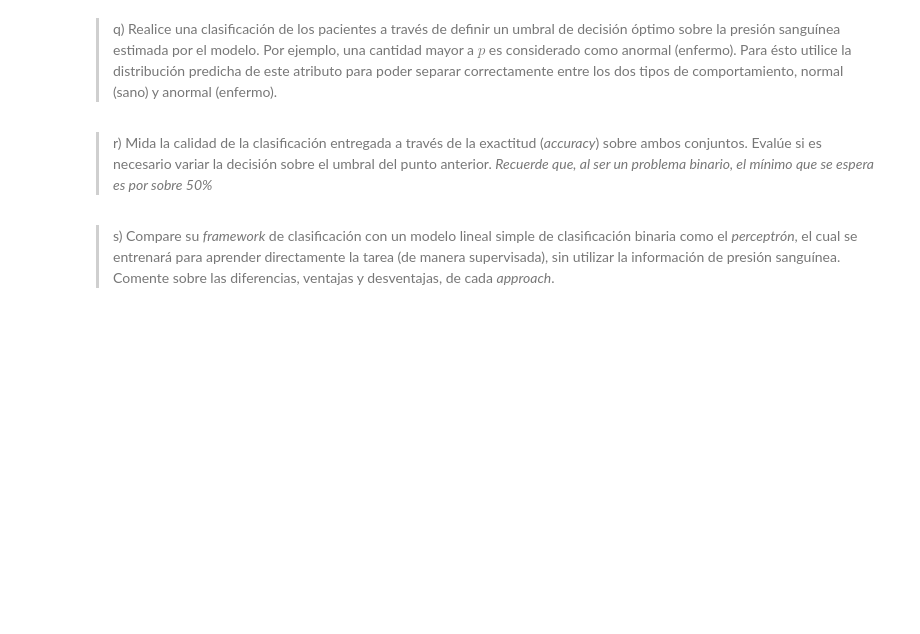
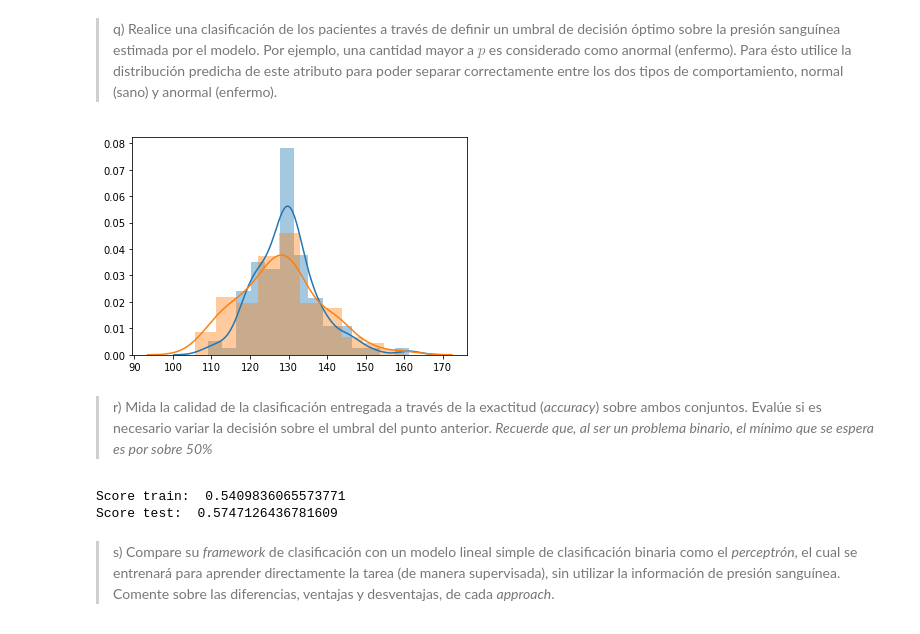
Before and after one commit to Pellizzari/Tarea1-INF393-II-2019, a Jupyter notebook: Solucion.ipynb, the cells around one changed output. Drawn from its saved outputs; the diff is of its cells as text; code cells hidden in the pictures; blank space fills up the shorter version.

```diff
--- a/Solucion.ipynb
+++ b/Solucion.ipynb
@@ -676,9 +676,8 @@ Con toda la información obtenida de la experimentación previa, deberá hacer l
 > p) Entrene un modelo de regresión lineal, el mejor explorado en la experimentación previa, para predecir la presión sanguínea de los pacientes sanos, así obtener un modelo que estima cuál debiera ser el nivel sanguíneo en base al resto de información del paciente.
 # %%
 mask_norm = class_label_train == 0
-model = #choose yor model..
+model = LinearRegression(fit_intercept=True, n_jobs=1)
 model.fit(Xstd_train[mask_norm], reg_label_train[mask_norm])
-...
 blood_p_tr = model.predict(Xstd_train)
 blood_p_te = model.predict(Xstd_test)
 # %% [markdown]
@@ -686,24 +685,30 @@ blood_p_te = model.predict(Xstd_test)
 # %%
 import seaborn as sns
 sns.distplot(blood_p_tr[mask_norm], label="normal behavior")
 sns.distplot(blood_p_tr[~mask_norm], label="ill person behavior")
 plt.show()
 def predict_umbr(data, umbral_up, umbral_low):
     preds = []
     for value in data:
         if value > umbral_up or value < umbral_low:
             preds.append(1) #presencia
         else:
             preds.append(0)
     return np.asarray(preds)
-pred_train = predict_umbr(blood_p_tr, p_up, p_low)
-pred_test = predict_umbr(blood_p_te, p_up, p_low)
+from scipy.stats import iqr
+pred_train_reg = predict_umbr(blood_p_tr, np.percentile(blood_p_tr, 75)+2*iqr(blood_p_tr), np.percentile(blood_p_tr, 25)-2*iqr(blood_p_tr))
+pred_test_reg = predict_umbr(blood_p_te,np.percentile(blood_p_te, 75)+2*iqr(blood_p_tr), np.percentile(blood_p_te, 25)-2*iqr(blood_p_tr))
+# %% [output]
+[figure, added]
 # %% [markdown]
 > r) Mida la calidad de la clasificación entregada a través de la exactitud (*accuracy*) sobre ambos conjuntos. Evalúe si es necesario variar la decisión sobre el umbral del punto anterior. *Recuerde que, al ser un problema binario, el mínimo que se espera es por sobre 50\%*
 # %%
 from sklearn.metrics import accuracy_score
-print("Score train: ",accuracy_score(class_label_train, pred_train))
-print("Score test: ",accuracy_score(class_label_test, pred_test))
+print("Score train: ",accuracy_score(class_label_train, pred_train_reg))
+print("Score test: ",accuracy_score(class_label_test, pred_test_reg))
+# %% [output]
+Score train:  0.5409836065573771
+Score test:  0.5747126436781609
 # %% [markdown]
 > s) Compare su *framework* de clasificación con un modelo lineal simple de clasificación binaria como el *perceptrón*, el cual se entrenará para aprender directamente la tarea (de manera supervisada), sin utilizar la información de presión sanguínea. Comente sobre las diferencias, ventajas y desventajas, de cada *approach*.
 # %%
```
Also changed, not shown: parts of 4 cells of this notebook.
